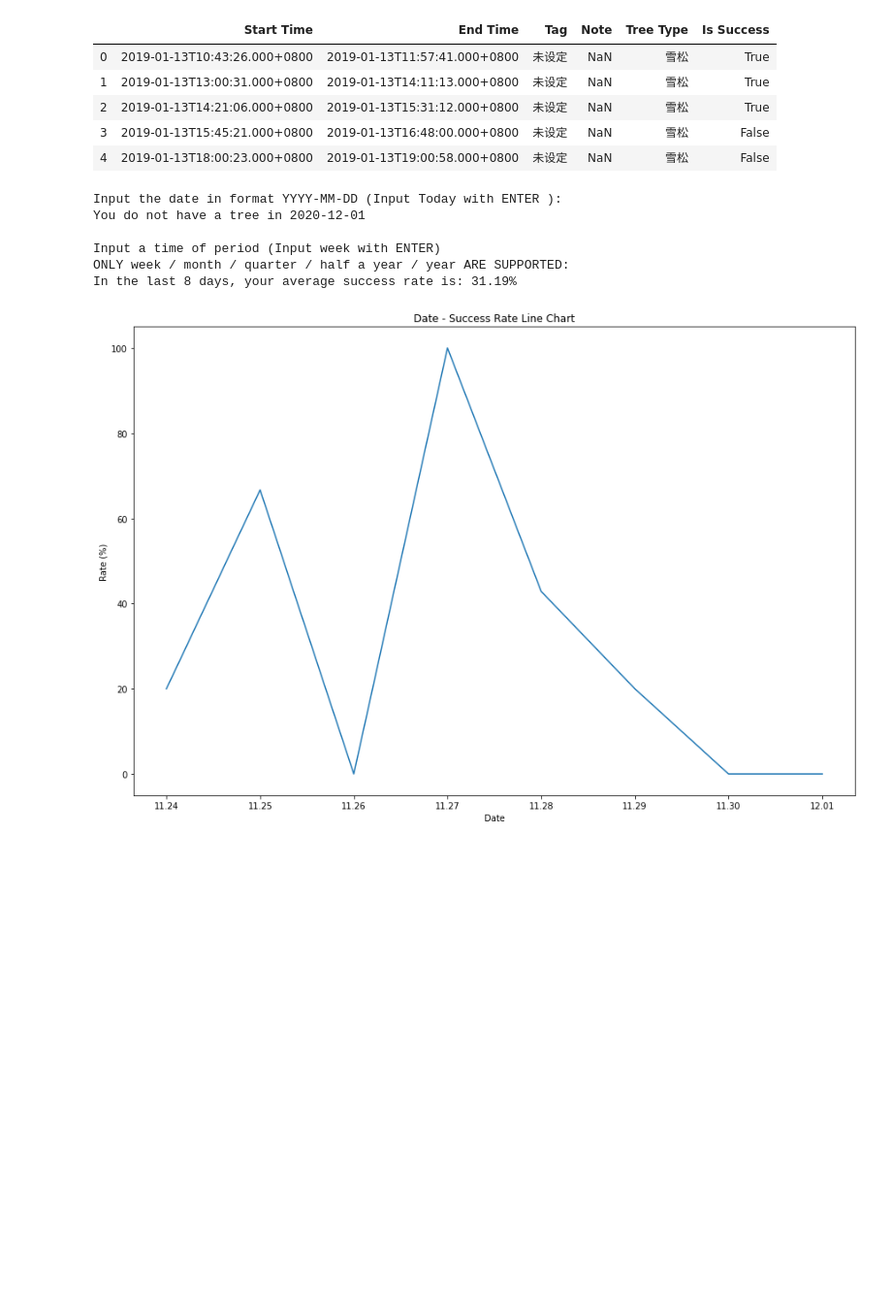
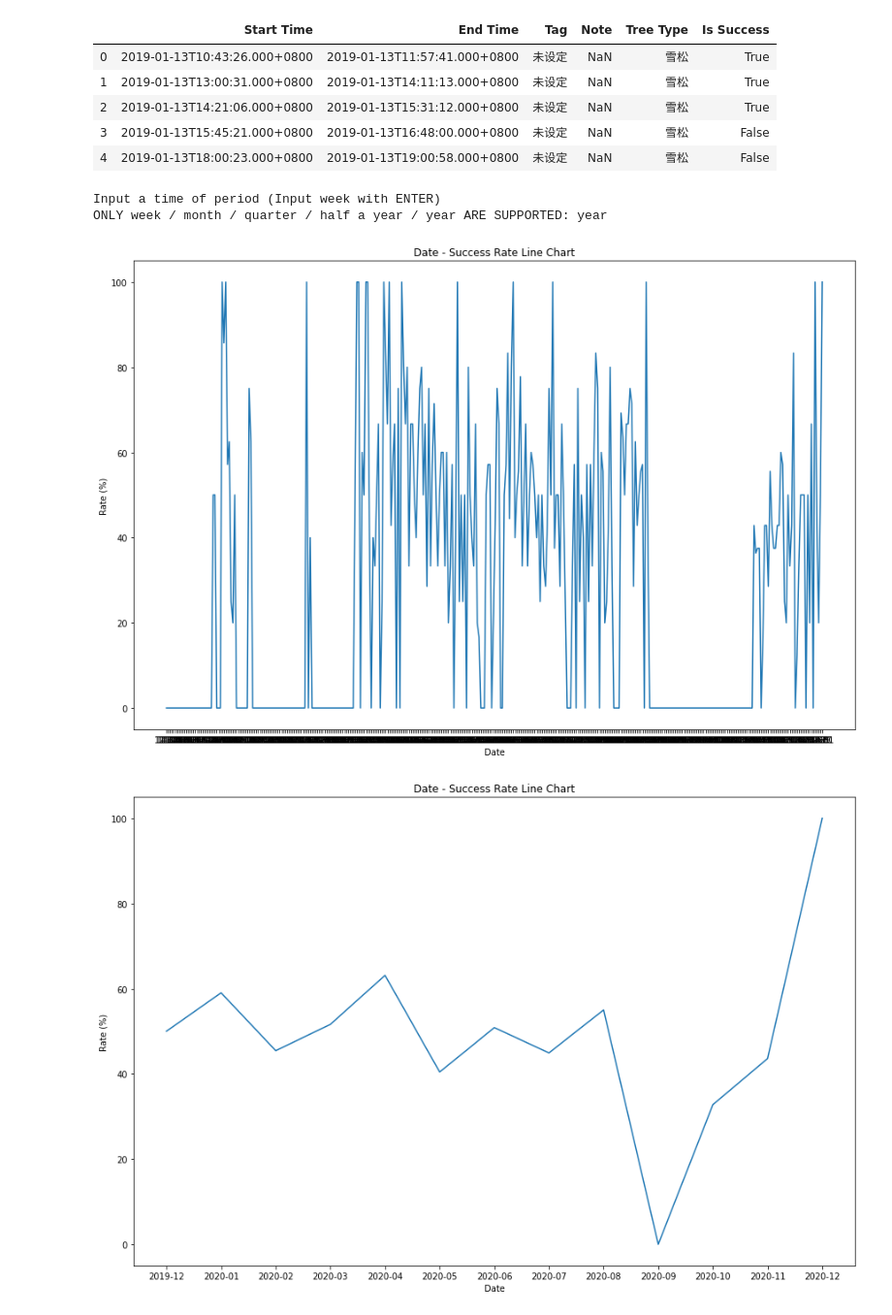
Before and after one commit to blackdogtop/Forest-Analysis, a Jupyter notebook: Forest-Analysis.ipynb, the cells around one changed output. Shown: that part at 97% size. Drawn from its saved outputs; the diff is of its cells as text; code cells hidden in the pictures; blank space fills up the shorter version.

Commit message:
update SUCCESS PLANT ANALYSIS class

```diff
--- a/Forest-Analysis.ipynb
+++ b/Forest-Analysis.ipynb
@@ -46,15 +46,16 @@ class SuccessAnalysis:
         self.df = df
 
 
-    def successInDay(self,
-                     date = input('Input the date in format YYYY-MM-DD (Input Today with ENTER ): '
-                                 ) or Time.localDate,
-                    showResult=False):
+    def successInDay(self, date=Time.localDate, showResult=False):
         """
         success number / rate in a sepcific day
-        :params date: (INPUT) a date with format YYYY-MM-DD, TODAY as default input
-        :params showResult: (bool) whether print result
-        :return successRate: (float) success rate in the day
+        :params
+            date: a date with format YYYY-MM-DD, nowtime as default input
+            showResult: (bool) whether print result
+        :return
+            countTree: (int) the number of trees in the day
+            len(dfSuccessTree): (int) the number of successful trees in the day
+            successRate: (float) success rate in the day
         """
 #         date = input('Input the date in format YYYY-MM-DD (Input Today with ENTER ): ') or Time.localDate
         boolInDate = self.df['Start Time'].str.contains(date)  # transfer to bool
@@ -75,7 +76,7 @@ class SuccessAnalysis:
                 print('In {}, there are {} trees, {} of which are successful, the success rate is {}%'
                       .format(date, countTree, len(dfSuccessTree), successRate), end = '\n\n')
             pass
-        return successRate if successRate else 0.0  # assign 0 for the day does not have a tree
+        return countTree, len(dfSuccessTree), successRate if successRate else 0.0  # assign 0 for the day does not have a tree
 
 
     def successInTimePeriod(self):
@@ -89,53 +90,69 @@ class SuccessAnalysis:
         periodInDays = Time.periodDict[timePeriod]
         t = Time()
         pastDate = t.getPastDate(periodInDays)
         dateList = t.getDateList(pastDate, Time.localDate)
         # get cusscessful rate list correspond to dateList
-        successRateList = [self.successInDay(d) for d in dateList]
+        successRateList = [self.successInDay(d)[-1] for d in dateList]
         return dateList, successRateList
 
 
-    def plotSuccess(self, days: list, sucRates: list):
+    def plotSuccess(self, dates: list, sucRates: list):
         """
-        Plot days - success rate Line Chart
-        :params days: a list of days with format YYYY-MM-DD
-        :params sucRates: a list of success rate correspond to days
+        Plot dates - success rate Line Chart
+        :params dates: a list of dates with format YYYY-MM-DD
+        :params sucRates: a list of success rate correspond to dates
         """
-        days = ['.'.join(day.split('-')[1:]) for day in days]  # reformat days list
-        # print average success rate
-        print('In the last {} days, your average success rate is: {}%'
-              .format(len(days), np.round(np.mean(sucRates), 2)))
+        if len(dates[0].split('-')) > 2:
+            dates = ['.'.join(day.split('-')[1:]) for day in dates]  # re-format day to month
 
-        X, Y = days, sucRates
-#         width, height = len(days), int(len(days) * 2 / 3)
+        X, Y = dates, sucRates
+#         width, height = len(dates), int(len(dates) * 2 / 3)
 #         figsize = None if width is None else (width, height)
         plt.figure(figsize=(15,10))  # TODO: auto size
         plt.plot(X, Y)
         plt.title('Date - Success Rate Line Chart')
         plt.xlabel('Date')
         plt.ylabel('Rate (%)')
         plt.autoscale(enable=True, axis='both', tight=False)
 
 
-    def aveSucRate(self, days: list, sucRates: list):
+    def aveSucRate(self, days: list):
         """
         Get average success rate according to month
+        :params days: a list of days with format YYYY-MM-DD
+        :return
+            list(treeDict): a list of month
+            list(treeDict.values()): a list of success rate correspond to the month
+        formula:
+            number of success in month / number of trees in month
         """
-        # TODO: in the last {}, your average success rate is
-        # TODO: month average success rate calculate and plot
-
+        treeDict = {}  # use a dict to count trees, format with date: [succ, total]
+        for day in days:
+            countTree, successTree, _ = self.successInDay(day)
+            month = '-'.join(day.split('-')[:-1])
+            if month not in treeDict:
+                treeDict[month] = [successTree, countTree]
+            else:
+                treeDict[month][0] += successTree
+                treeDict[month][1] += countTree
+        # calculate success rate
+        for key, value in treeDict.items():
+            successRate = round((value[0]/value[1])*100, 2) if value[1] != 0 else 0.0
+            treeDict[key] = successRate
+        return list(treeDict), list(treeDict.values())  # month, success rate
 
 
 
 s = SuccessAnalysis(df)
-s.successInDay(showResult=True)  # input a specific date and analyse (if you wish)
+# _ = s.successInDay(date='2020-05-01',showResult=True)  # analyse a specific date success situation
+
 days, succ = s.successInTimePeriod()
-s.plotSuccess(days, succ)
+s.plotSuccess(days, succ)  # plot success rate in days
+
+mon, succMon = s.aveSucRate(days)
+s.plotSuccess(mon, succMon)  # plot success rate in months
 # %% [output]
-Input the date in format YYYY-MM-DD (Input Today with ENTER ):
-You do not have a tree in 2020-12-01
-
 Input a time of period (Input week with ENTER)
-ONLY week / month / quarter / half a year / year ARE SUPPORTED:
-In the last 8 days, your average success rate is: 31.19%
+ONLY week / month / quarter / half a year / year ARE SUPPORTED: year
-[figure, old version]
+[figure, new version]
+[figure, added]
```
Also changed, not shown: parts of 1 cell of this notebook.
